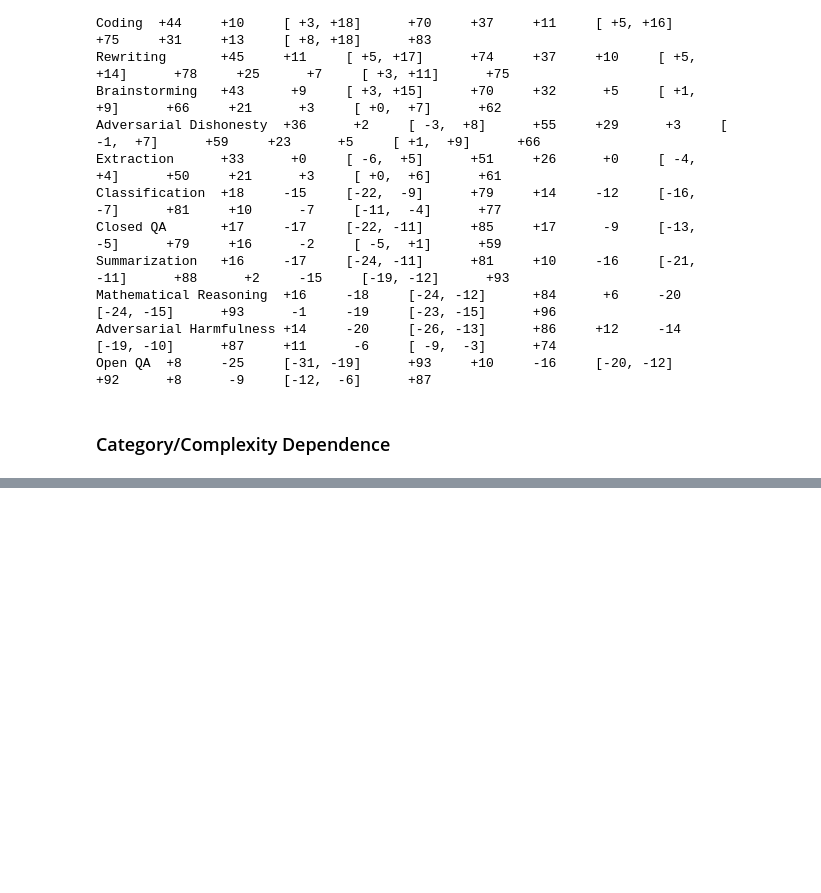
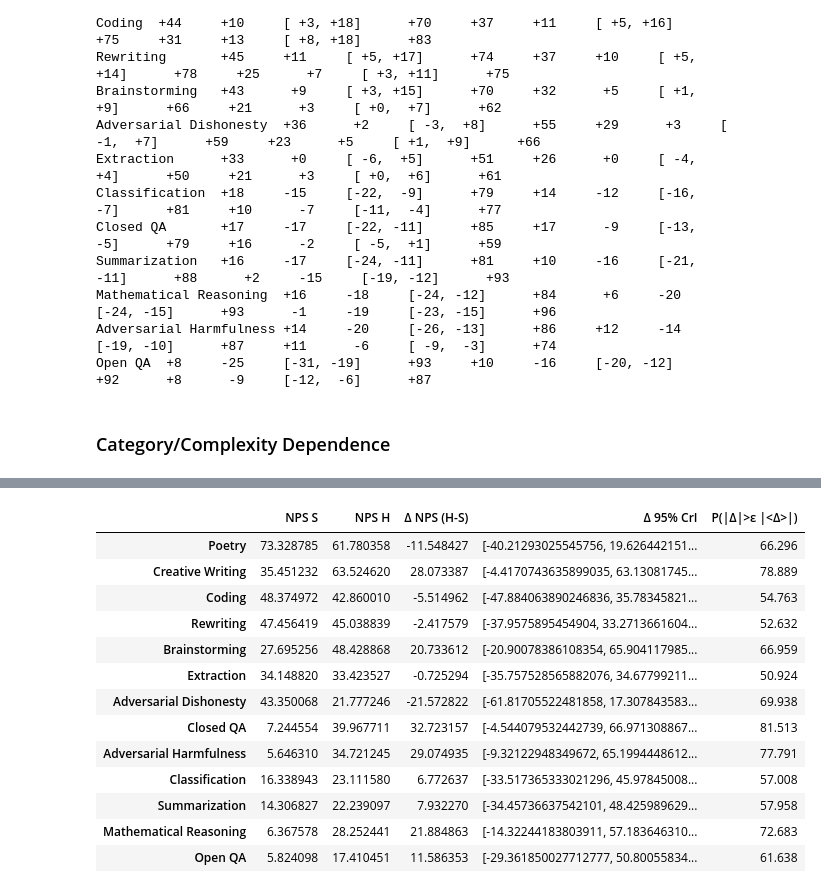
Before and after one commit to aswyatt/DA-Python, a Jupyter notebook: Interview/Data Analysis 1/Human Eval Bard.ipynb, the cells around one changed output, grey strips where cells are left out. Cells and saved outputs as stored; diff of their text form; code cells hidden in the pictures; blank space fills up the shorter version.

```diff
--- a/Interview/Data Analysis 1/Human Eval Bard.ipynb
+++ b/Interview/Data Analysis 1/Human Eval Bard.ipynb
@@ -961,24 +1034,19 @@ Open QA  +8     -25     [-31, -19]      +93     +10     -16     [-20, -12]
 # %%
-complexity = sorted(df["Complexity"].unique(), reverse=True)
-comp = complexity[0]
-pivot = {c:df[df["Complexity"]==c].groupby(["Prompt Category", "Rating Score"]).size().unstack(fill_value=0) for c in complexity}
-scores = pivot["Simple"].columns
-neutral_score = int(np.median(scores).item())
 
 # pivot = {}
 bard_promoters = {}
 chatgpt_promoters = {}
 neutral = {}
-NPS = 0
+nps = 0
 for comp,p in pivot.items():
     counts = p.sum(axis=1)
     bard_promoters[comp] = p.loc[:, scores<neutral_score].sum(axis=1)
     chatgpt_promoters[comp] = p.loc[:, scores>neutral_score].sum(axis=1)
     neutral[comp] = p.loc[:, neutral_score]
 
-    NPS += 100*(chatgpt_promoters[comp] - bard_promoters[comp])/counts
+    nps += 100*(chatgpt_promoters[comp] - bard_promoters[comp])/counts
 
-sorted_categories = NPS.sort_values(ascending=False).index.tolist()
+sorted_categories = nps.sort_values(ascending=False).index.tolist()
 for comp in complexity:
     pivot[comp] = pivot[comp].reindex(sorted_categories)
     bard_promoters[comp] = bard_promoters[comp].reindex(sorted_categories)
@@ -1026,36 +1096,51 @@ for cat in sorted_categories:
             )
             + 1,
             size=sample_size,
         )
         for c in complexity
     }
-    NPS = {c: samples[c][..., -1] - samples[c][..., 0] for c in complexity}
-    delta = NPS[complexity[1]] - NPS[complexity[0]]
+    nps = {c: samples[c][..., -1] - samples[c][..., 0] for c in complexity}
+    delta = nps[complexity[1]] - nps[complexity[0]]
     m = delta.mean()
     data = pd.concat(
         [
             data,
             pd.DataFrame(
                 [
                     [
-                        *[n.mean() for n in NPS.values()],
+                        *[n.mean() for n in nps.values()],
                         m,
                         np.percentile(delta, [2.5, 97.5]),
                         100 * (np.sign(m) * delta > .5*abs(m)).mean(),
                     ]
                 ],
                 index=[cat],
                 columns=[
                     *[f"NPS {c[0]}" for c in complexity],
                     "\u0394 NPS (H-S)",
                     "\u0394 95% CrI",
                     "P(|\u0394|>\u03b5 |<\u0394>|)",
                 ],
             ),
         ]
     )
 
 data
+# %% [output]
+|  | NPS S | NPS H | Δ NPS (H-S) | Δ 95% CrI | P(|Δ|>ε |<Δ>|) |
+| Poetry | 73.328785 | 61.780358 | -11.548427 | [-40.21293025545756, 19.626442151... | 66.296 |
+| Creative Writing | 35.451232 | 63.524620 | 28.073387 | [-4.4170743635899035, 63.13081745... | 78.889 |
+| Coding | 48.374972 | 42.860010 | -5.514962 | [-47.884063890246836, 35.78345821... | 54.763 |
+| Rewriting | 47.456419 | 45.038839 | -2.417579 | [-37.9575895454904, 33.2713661604... | 52.632 |
+| Brainstorming | 27.695256 | 48.428868 | 20.733612 | [-20.90078386108354, 65.904117985... | 66.959 |
+| Extraction | 34.148820 | 33.423527 | -0.725294 | [-35.757528565882076, 34.67799211... | 50.924 |
+| Adversarial Dishonesty | 43.350068 | 21.777246 | -21.572822 | [-61.81705522481858, 17.307843583... | 69.938 |
+| Closed QA | 7.244554 | 39.967711 | 32.723157 | [-4.544079532442739, 66.971308867... | 81.513 |
+| Adversarial Harmfulness | 5.646310 | 34.721245 | 29.074935 | [-9.32122948349672, 65.1994448612... | 77.791 |
+| Classification | 16.338943 | 23.111580 | 6.772637 | [-33.517365333021296, 45.97845008... | 57.008 |
+| Summarization | 14.306827 | 22.239097 | 7.932270 | [-34.45736637542101, 48.425989629... | 57.958 |
+| Mathematical Reasoning | 6.367578 | 28.252441 | 21.884863 | [-14.32244183803911, 57.183646310... | 72.683 |
+| Open QA | 5.824098 | 17.410451 | 11.586353 | [-29.361850027712777, 50.80055834... | 61.638 |
 # %%
 [m, (delta>0).mean(), (delta<0).mean(), (np.sign(m)*delta>abs(m)).mean()]
 # %%
```
Also changed, not shown: parts of 5 cells of this notebook.
